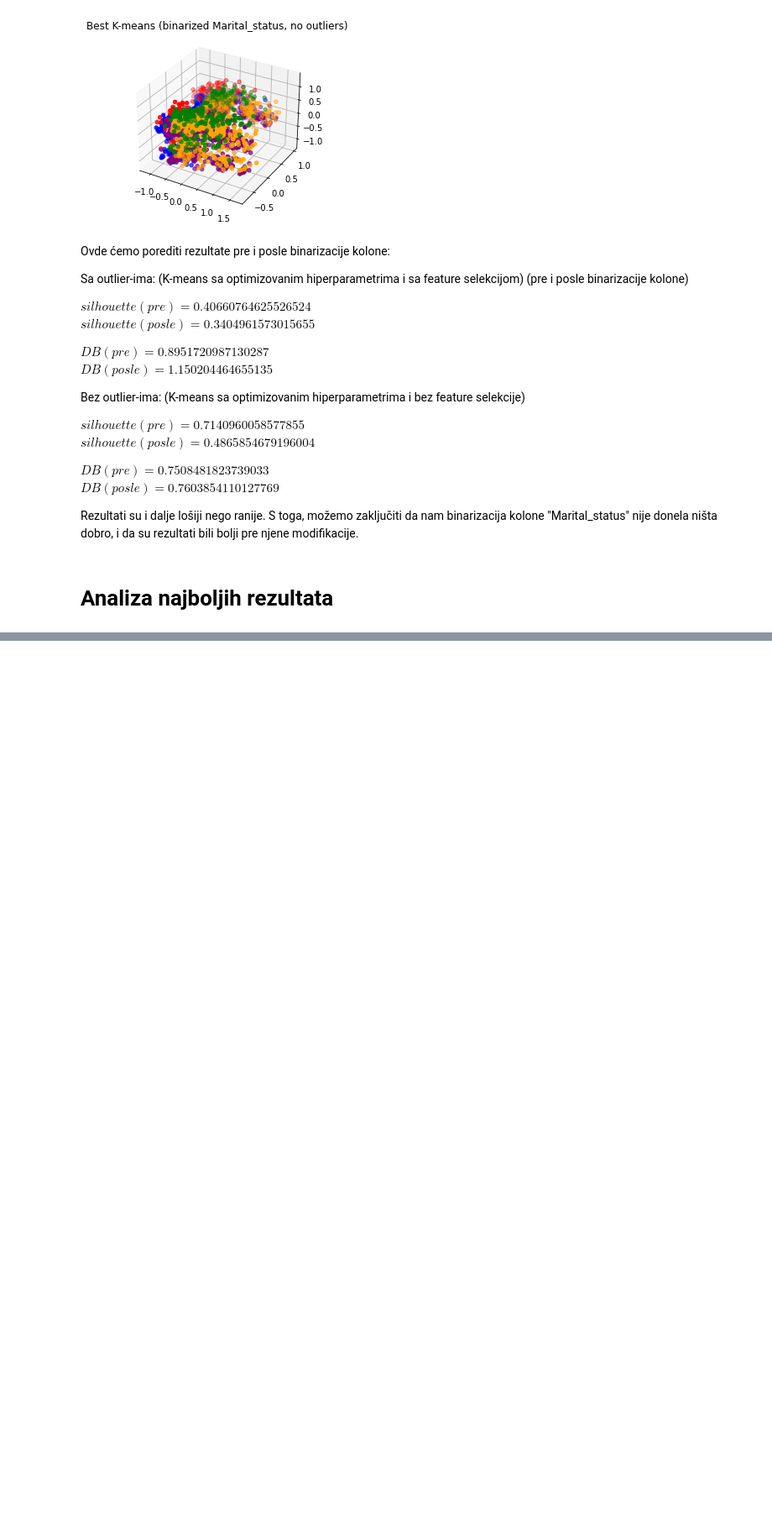
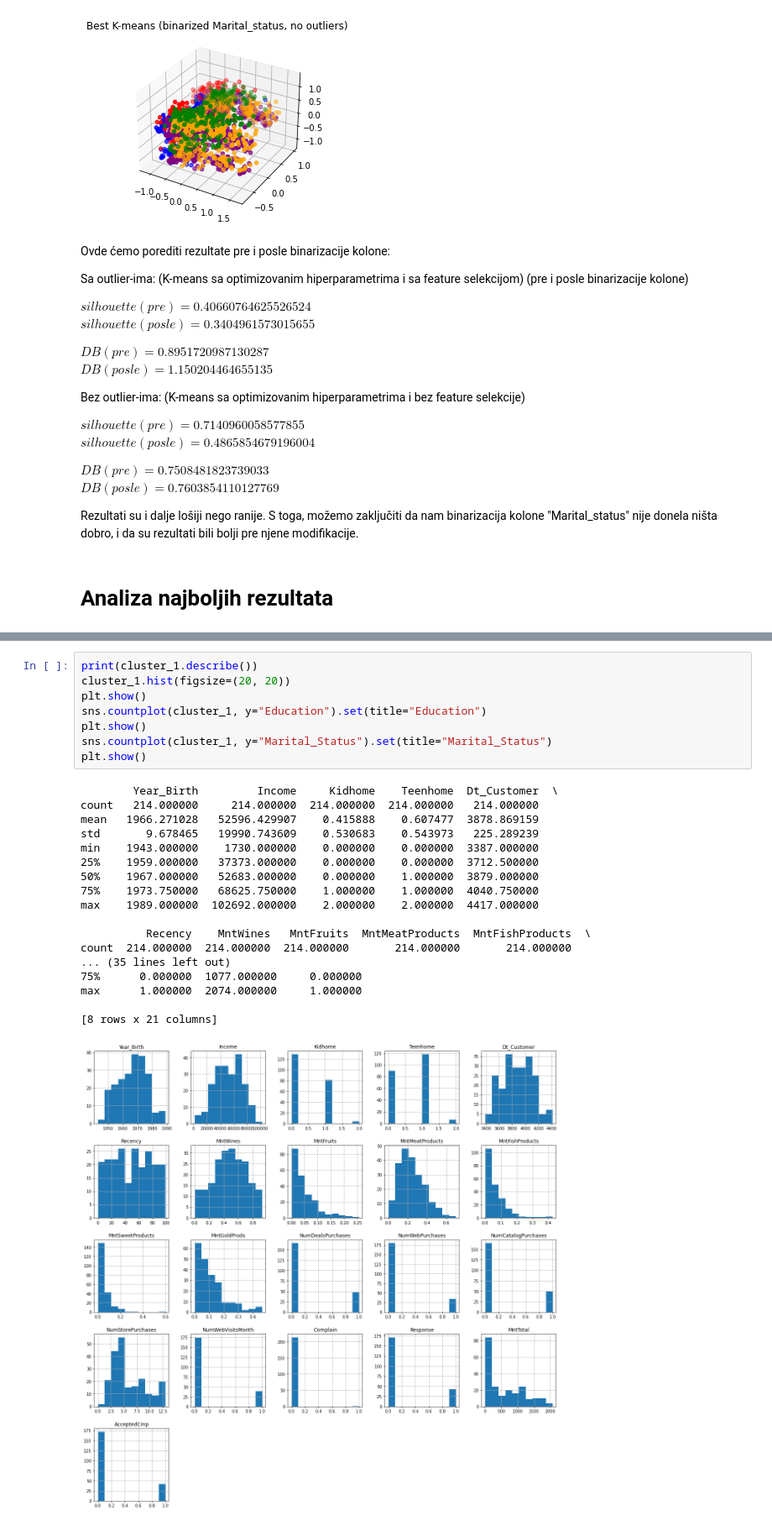
Before and after one commit to AndjelijaMladenovic00/Target-Marketing-Clustering, a Jupyter notebook: Projekat.ipynb, the cells around one changed output, grey strips where cells are left out. Shown at 84% size. Cells and saved outputs as stored; diff of their text form; blank space fills up the shorter version.

```diff
--- a/Projekat.ipynb
+++ b/Projekat.ipynb
@@ -2562,0 +2603,27 @@ Rezultati su i dalje lošiji nego ranije. S toga, možemo zaključiti da nam bin
+# %%
+print(cluster_1.describe())
+cluster_1.hist(figsize=(20, 20))
+plt.show()
+sns.countplot(cluster_1, y="Education").set(title="Education")
+plt.show()
+sns.countplot(cluster_1, y="Marital_Status").set(title="Marital_Status")
+plt.show()
+# %% [output]
+        Year_Birth         Income     Kidhome    Teenhome  Dt_Customer  \
+count   214.000000     214.000000  214.000000  214.000000   214.000000
+mean   1966.271028   52596.429907    0.415888    0.607477  3878.869159
+std       9.678465   19990.743609    0.530683    0.543973   225.289239
+min    1943.000000    1730.000000    0.000000    0.000000  3387.000000
+25%    1959.000000   37373.000000    0.000000    0.000000  3712.500000
+50%    1967.000000   52683.000000    0.000000    1.000000  3879.000000
+75%    1973.750000   68625.750000    1.000000    1.000000  4040.750000
+max    1989.000000  102692.000000    2.000000    2.000000  4417.000000
+
+          Recency    MntWines   MntFruits  MntMeatProducts  MntFishProducts  \
+count  214.000000  214.000000  214.000000       214.000000       214.000000
+... (35 lines left out)
+75%      0.000000  1077.000000     0.000000
+max      1.000000  2074.000000     1.000000
+
+[8 rows x 21 columns]
+[figure, added]
```
Also changed, not shown: parts of 38 cells of this notebook.
